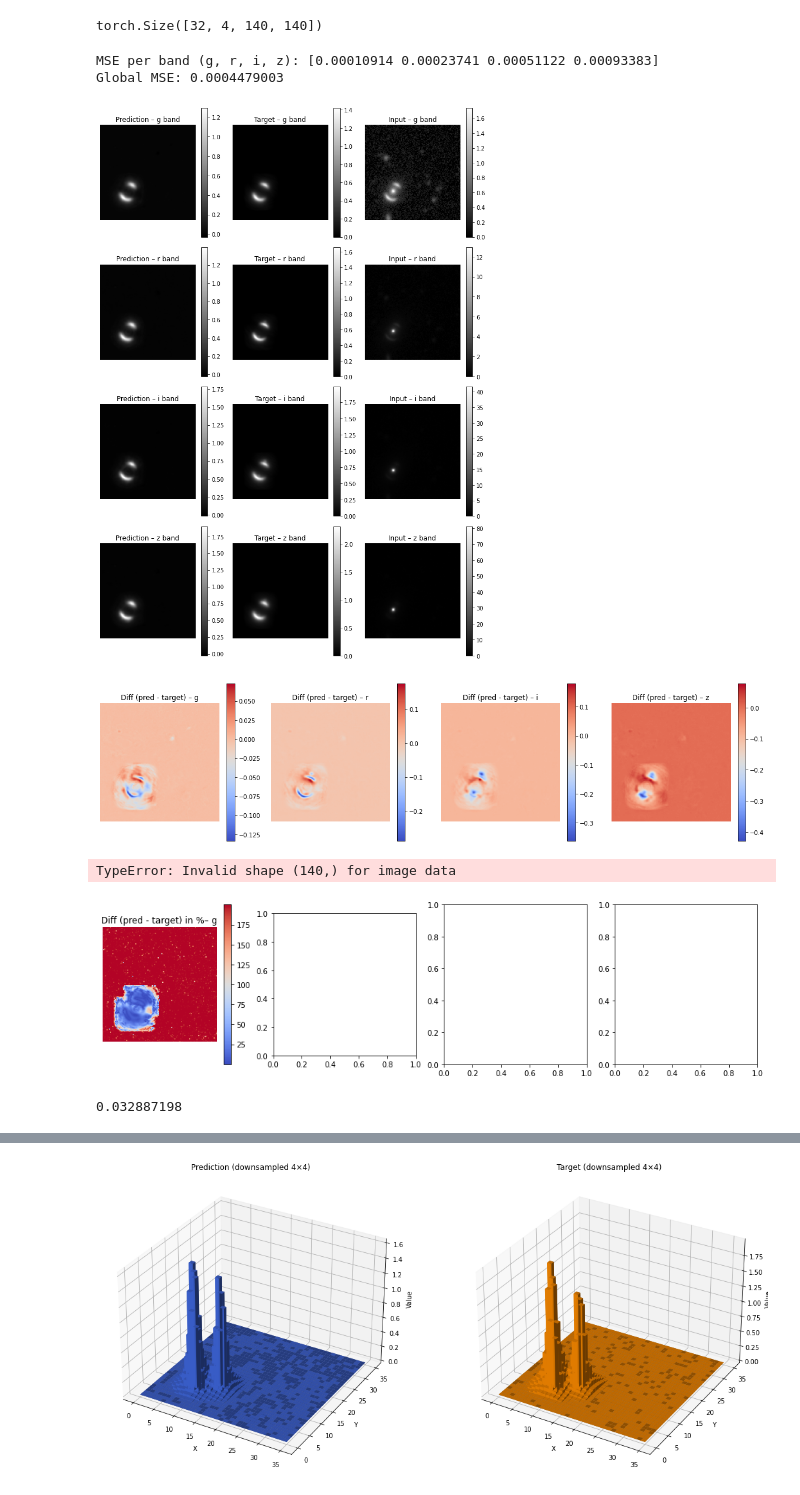
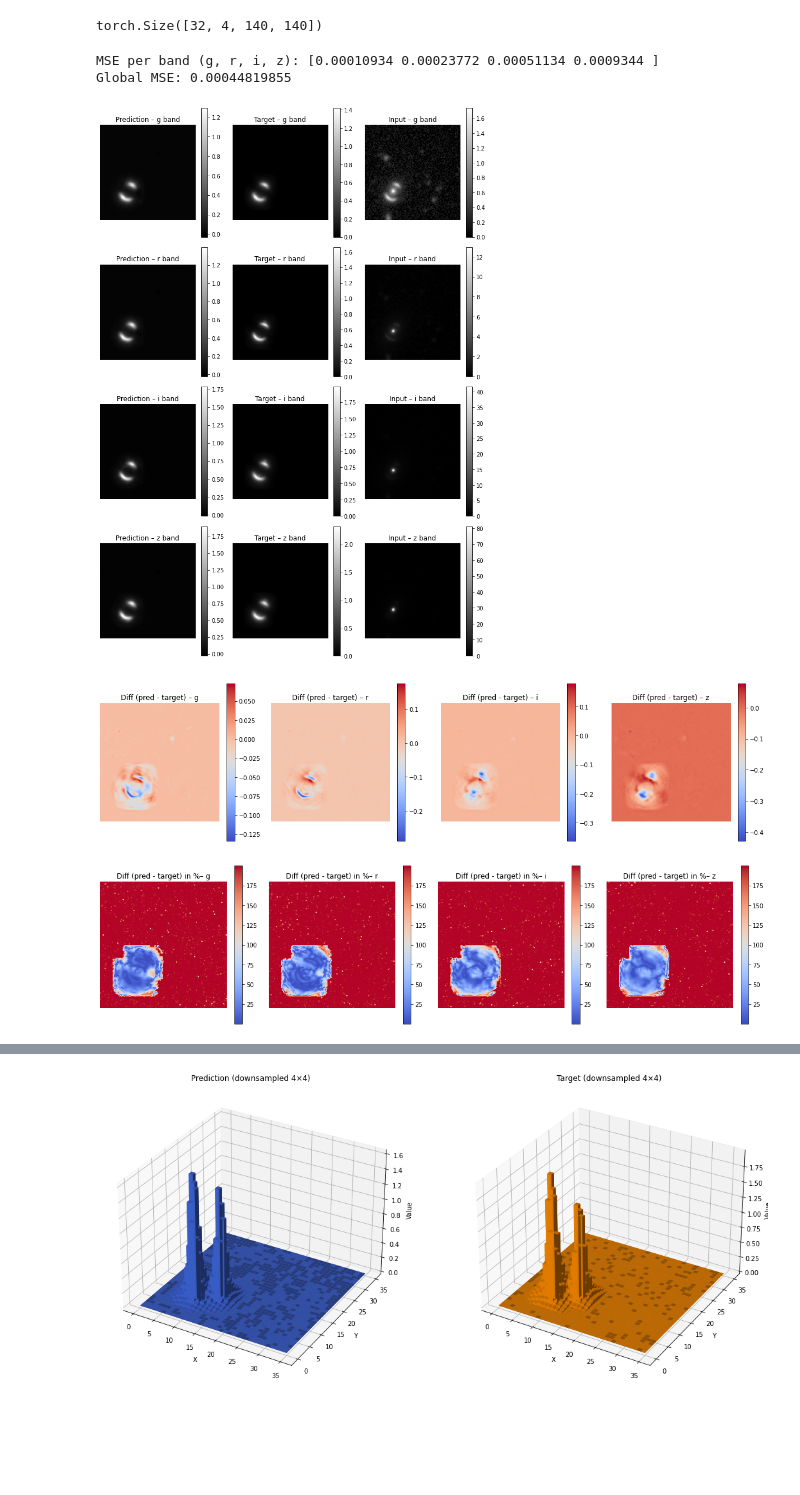
Before and after one commit to matthbatt/Deep-learning-gravitational-lensing, a Jupyter notebook: lensing_U-net.ipynb, the cells around one changed output, grey strips where cells are left out. Drawn from its saved outputs; the diff is of its cells as text; code cells hidden in the pictures; blank space fills up the shorter version.

```diff
--- a/lensing_U-net.ipynb
+++ b/lensing_U-net.ipynb
@@ -486,41 +483,36 @@ plt.show()
 
 # --- Optional: difference maps ---
 fig, axes = plt.subplots(1, 4, figsize=(16, 4))
 for i in range(4):
     diff = pred_np[i] - targ_np[i]
     ax = axes[i]
     im = ax.imshow(diff, origin='lower', cmap='coolwarm')
     fig.colorbar(im, ax=ax)
     ax.set_title(f"Diff (pred - target) – {bandes[i]}")
     ax.axis('off')
 
 plt.tight_layout()
 plt.show()
 
 
 # --- Optional: difference maps ---
 fig, axes = plt.subplots(1, 4, figsize=(16, 4))
 for i in range(4):
-    pred_np = pred_np[i]
-    targ_np = targ_np[i]
+    pred = pred_np[i]
+    targ = targ_np[i]
     eps = 1e-6
-    pct = 200 * np.abs(pred_np - targ_np) / (np.abs(pred_np) + np.abs(targ_np) + eps)
+    pct = 200 * np.abs(pred - targ) / (np.abs(pred) + np.abs(targ) + eps)
     ax = axes[i]
     im = ax.imshow(pct, origin='lower', cmap='coolwarm')
     fig.colorbar(im, ax=ax)
     ax.set_title(f"Diff (pred - target) in %– {bandes[i]}")
     ax.axis('off')
 
 plt.tight_layout()
 plt.show()
 # %% [output]
-MSE per band (g, r, i, z): [0.00010914 0.00023741 0.00051122 0.00093383]
-Global MSE: 0.0004479003
+MSE per band (g, r, i, z): [0.00010934 0.00023772 0.00051134 0.0009344 ]
+Global MSE: 0.00044819855
 [figure]
 [figure]
-TypeError: Invalid shape (140,) for image data
-[figure, old version]
+[figure, new version]
-# %%
-np.mean(targ_np[i])
-# %% [output]
-0.032887198
```
Also changed, not shown: parts of 6 cells of this notebook, 5 other files.
